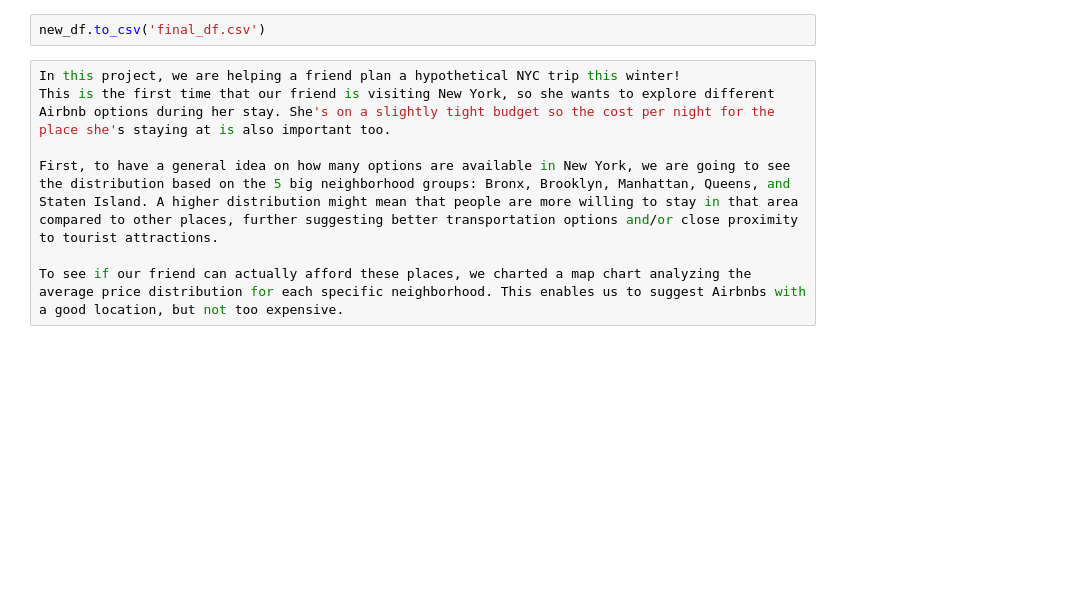
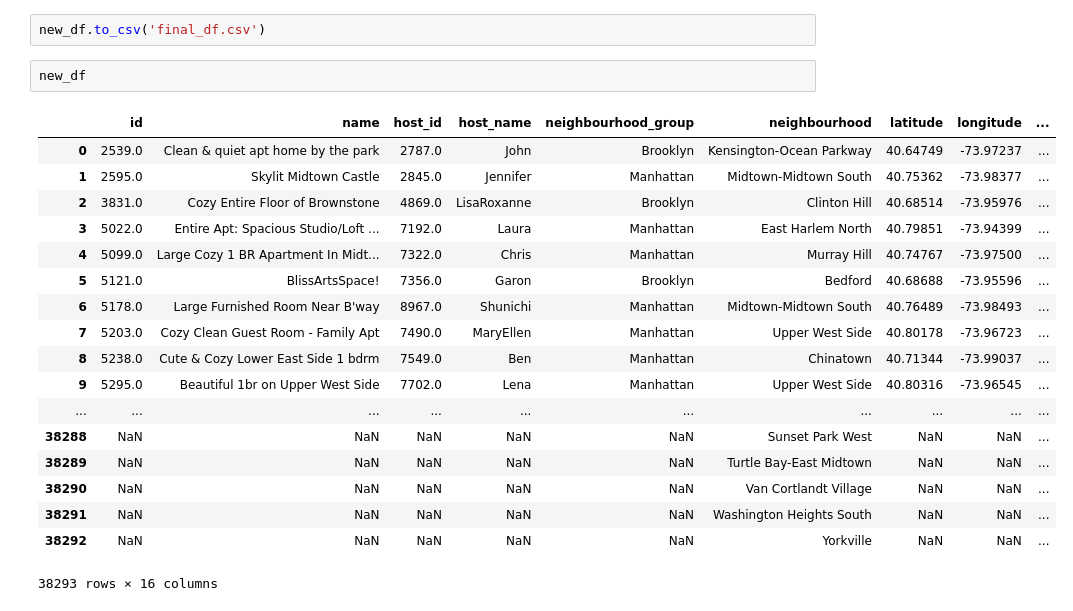
Before and after one commit to DarrenChangSD/DSC-106-Final, a Jupyter notebook: Final.ipynb, the cells around one changed output. Cells and saved outputs as stored; diff of their text form; blank space fills up the shorter version.

```diff
--- a/Final.ipynb
+++ b/Final.ipynb
@@ -894,10 +894,24 @@ df.head()
 5 rows × 32 columns
 # %%
 new_df.to_csv('final_df.csv')
-# %%
-In this project, we are helping a friend plan a hypothetical NYC trip this winter!
-This is the first time that our friend is visiting New York, so she wants to explore different Airbnb options during her stay. She's on a slightly tight budget so the cost per night for the place she's staying at is also important too.
-
-First, to have a general idea on how many options are available in New York, we are going to see the distribution based on the 5 big neighborhood groups: Bronx, Brooklyn, Manhattan, Queens, and Staten Island. A higher distribution might mean that people are more willing to stay in that area compared to other places, further suggesting better transportation options and/or close proximity to tourist attractions.
-
-To see if our friend can actually afford these places, we charted a map chart analyzing the average price distribution for each specific neighborhood. This enables us to suggest Airbnbs with a good location, but not too expensive.
+# %%
+new_df
+# %% [output]
+|  | id | name | host_id | host_name | neighbourhood_group | neighbourhood | latitude | longitude | ... |
+| 0 | 2539.0 | Clean & quiet apt home by the park | 2787.0 | John | Brooklyn | Kensington-Ocean Parkway | 40.64749 | -73.97237 | ... |
+| 1 | 2595.0 | Skylit Midtown Castle | 2845.0 | Jennifer | Manhattan | Midtown-Midtown South | 40.75362 | -73.98377 | ... |
+| 2 | 3831.0 | Cozy Entire Floor of Brownstone | 4869.0 | LisaRoxanne | Brooklyn | Clinton Hill | 40.68514 | -73.95976 | ... |
+| 3 | 5022.0 | Entire Apt: Spacious Studio/Loft ... | 7192.0 | Laura | Manhattan | East Harlem North | 40.79851 | -73.94399 | ... |
+| 4 | 5099.0 | Large Cozy 1 BR Apartment In Midt... | 7322.0 | Chris | Manhattan | Murray Hill | 40.74767 | -73.97500 | ... |
+| 5 | 5121.0 | BlissArtsSpace! | 7356.0 | Garon | Brooklyn | Bedford | 40.68688 | -73.95596 | ... |
+| 6 | 5178.0 | Large Furnished Room Near B'way | 8967.0 | Shunichi | Manhattan | Midtown-Midtown South | 40.76489 | -73.98493 | ... |
+| 7 | 5203.0 | Cozy Clean Guest Room - Family Apt | 7490.0 | MaryEllen | Manhattan | Upper West Side | 40.80178 | -73.96723 | ... |
+| 8 | 5238.0 | Cute & Cozy Lower East Side 1 bdrm | 7549.0 | Ben | Manhattan | Chinatown | 40.71344 | -73.99037 | ... |
+| 9 | 5295.0 | Beautiful 1br on Upper West Side | 7702.0 | Lena | Manhattan | Upper West Side | 40.80316 | -73.96545 | ... |
+| ... | ... | ... | ... | ... | ... | ... | ... | ... | ... |
+| 38288 | NaN | NaN | NaN | NaN | NaN | Sunset Park West | NaN | NaN | ... |
+| 38289 | NaN | NaN | NaN | NaN | NaN | Turtle Bay-East Midtown | NaN | NaN | ... |
+| 38290 | NaN | NaN | NaN | NaN | NaN | Van Cortlandt Village | NaN | NaN | ... |
+| 38291 | NaN | NaN | NaN | NaN | NaN | Washington Heights South | NaN | NaN | ... |
+| 38292 | NaN | NaN | NaN | NaN | NaN | Yorkville | NaN | NaN | ... |
+38293 rows × 16 columns
```
Also changed, not shown: parts of 2 cells of this notebook, 7 other files.
